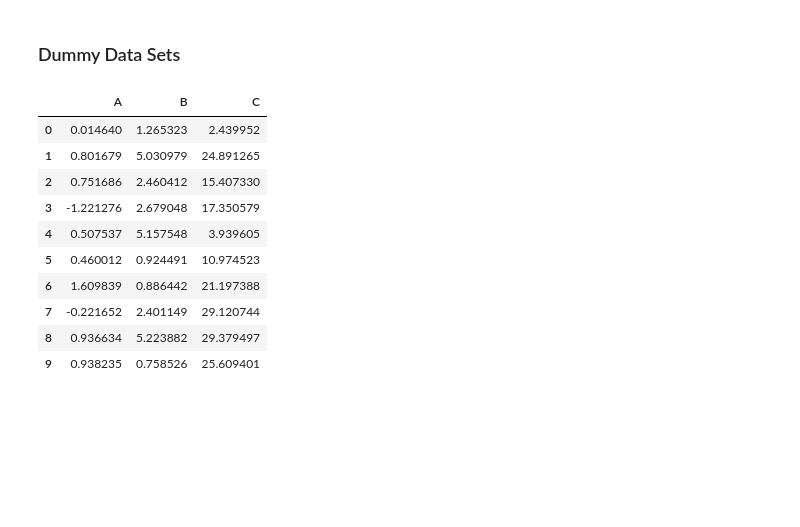
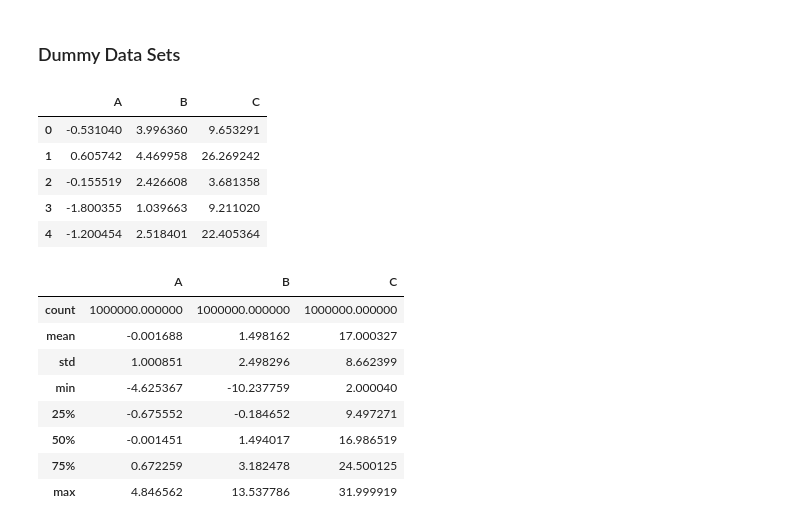
Before and after one commit to JorgeGarcia20/Machine_learning, a Jupyter notebook: T2 - 2 - Data Cleaning -Funciones de distribucion de probabilidad.ipynb, the cells around one changed output. Saved outputs shown, nothing was run; the diff lists cells and outputs as text; code cells hidden in the pictures; blank space fills up the shorter version.

```diff
--- a/T2 - 2 - Data Cleaning -Funciones de distribucion de probabilidad.ipynb
+++ b/T2 - 2 - Data Cleaning -Funciones de distribucion de probabilidad.ipynb
@@ -111,24 +111,32 @@ pi_montecarlo(100000, 200)
 # %% [markdown]
 ### Dummy Data Sets
 # %%
+n = 1000000
 data = pd.DataFrame(
     {
-        'A': np.random.randn(10),
-        'B': 1.5 + 2.5 * np.random.randn(10),
-        'C': np.random.uniform(2, 32, 10)
+        'A': np.random.randn(n),
+        'B': 1.5 + 2.5 * np.random.randn(n),
+        'C': np.random.uniform(2, 32, n)
     }
 )
 # %%
-data
+data.head()
 # %% [output]
 |  | A | B | C |
-| 0 | 0.014640 | 1.265323 | 2.439952 |
-| 1 | 0.801679 | 5.030979 | 24.891265 |
-| 2 | 0.751686 | 2.460412 | 15.407330 |
-| 3 | -1.221276 | 2.679048 | 17.350579 |
-| 4 | 0.507537 | 5.157548 | 3.939605 |
-| 5 | 0.460012 | 0.924491 | 10.974523 |
-| 6 | 1.609839 | 0.886442 | 21.197388 |
-| 7 | -0.221652 | 2.401149 | 29.120744 |
-| 8 | 0.936634 | 5.223882 | 29.379497 |
-| 9 | 0.938235 | 0.758526 | 25.609401 |
+| 0 | -0.531040 | 3.996360 | 9.653291 |
+| 1 | 0.605742 | 4.469958 | 26.269242 |
+| 2 | -0.155519 | 2.426608 | 3.681358 |
+| 3 | -1.800355 | 1.039663 | 9.211020 |
+| 4 | -1.200454 | 2.518401 | 22.405364 |
+# %%
+data.describe()
+# %% [output]
+|  | A | B | C |
+| count | 1000000.000000 | 1000000.000000 | 1000000.000000 |
+| mean | -0.001688 | 1.498162 | 17.000327 |
+| std | 1.000851 | 2.498296 | 8.662399 |
+| min | -4.625367 | -10.237759 | 2.000040 |
+| 25% | -0.675552 | -0.184652 | 9.497271 |
+| 50% | -0.001451 | 1.494017 | 16.986519 |
+| 75% | 0.672259 | 3.182478 | 24.500125 |
+| max | 4.846562 | 13.537786 | 31.999919 |
```
Also changed, not shown: parts of 16 cells of this notebook.
